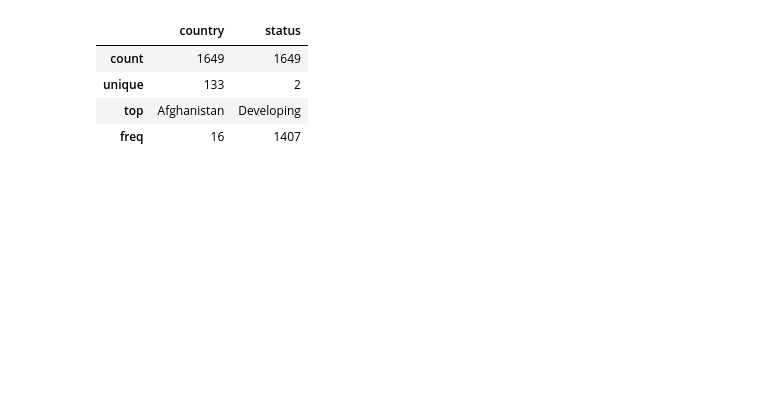
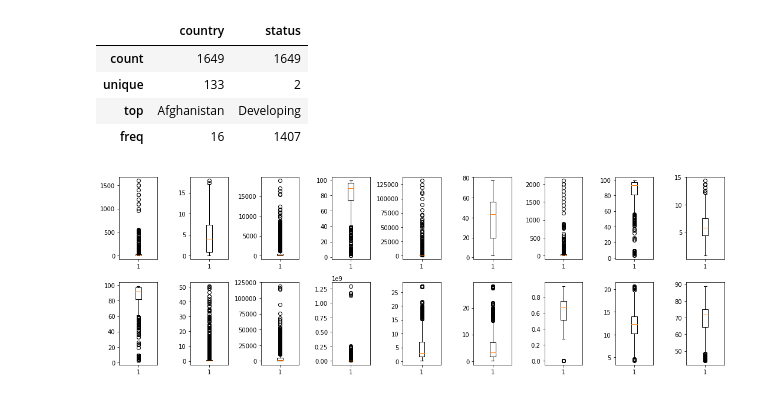
Before and after one commit to PRISLK/Mavericks_Data_Analysis, a Jupyter notebook: Life_Expectancy_Data_Analysis.ipynb, the cells around one changed output. Saved outputs shown, nothing was run; the diff lists cells and outputs as text; code cells hidden in the pictures; blank space fills up the shorter version.

```diff
--- a/Life_Expectancy_Data_Analysis.ipynb
+++ b/Life_Expectancy_Data_Analysis.ipynb
@@ -259,3 +243,25 @@ modified_data_set.describe(include=['O'])
 | unique | 133 | 2 |
 | top | Afghanistan | Developing |
 | freq | 16 | 1407 |
+# %%
+def test_wins(col, lower_limit=0, upper_limit=0, show_plot=True):
+    wins_data = winsorize(modified_data_set[col], limits=(lower_limit, upper_limit))
+    modified_data_set[col] = wins_data
+    if show_plot == True:
+        plt.figure(figsize=(15,5))
+        plt.subplot(121)
+        plt.boxplot(modified_data_set[col])
+        plt.title('original {}'.format(col))
+        plt.subplot(122)
+        plt.boxplot(wins_data)
+        plt.title('wins=({},{}) {}'.format(lower_limit, upper_limit, col))
+        plt.show()
+
+plt.figure(figsize=(15,5))
+for i, col in enumerate(cont_vars, 1):
+    plt.subplot(2, 9, i)
+    plt.boxplot(modified_data_set[col])
+plt.tight_layout()
+plt.show()
+# %% [output]
+[figure, added]
```
Also changed, not shown: parts of 5 cells of this notebook.
